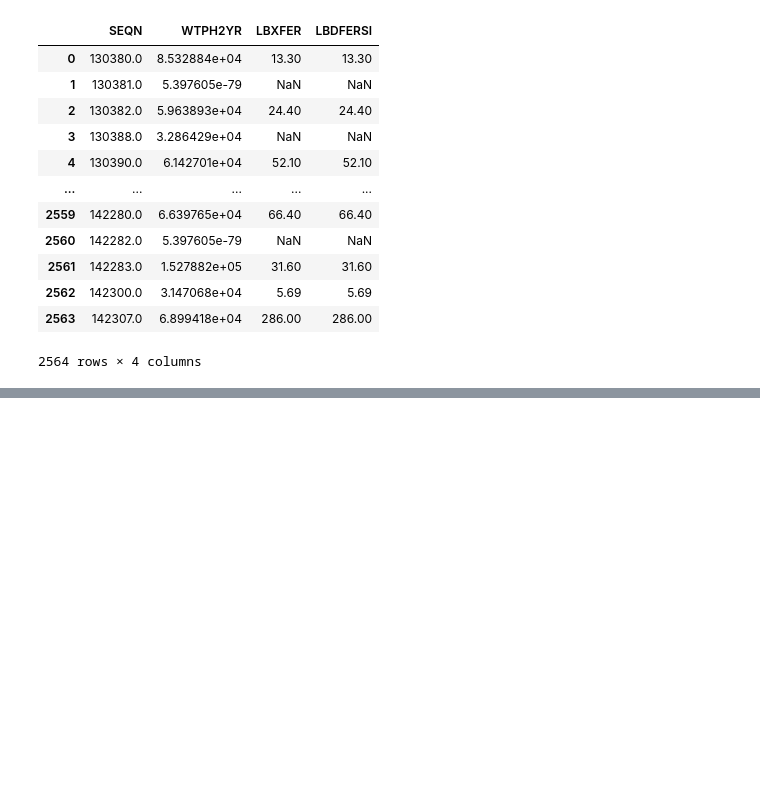
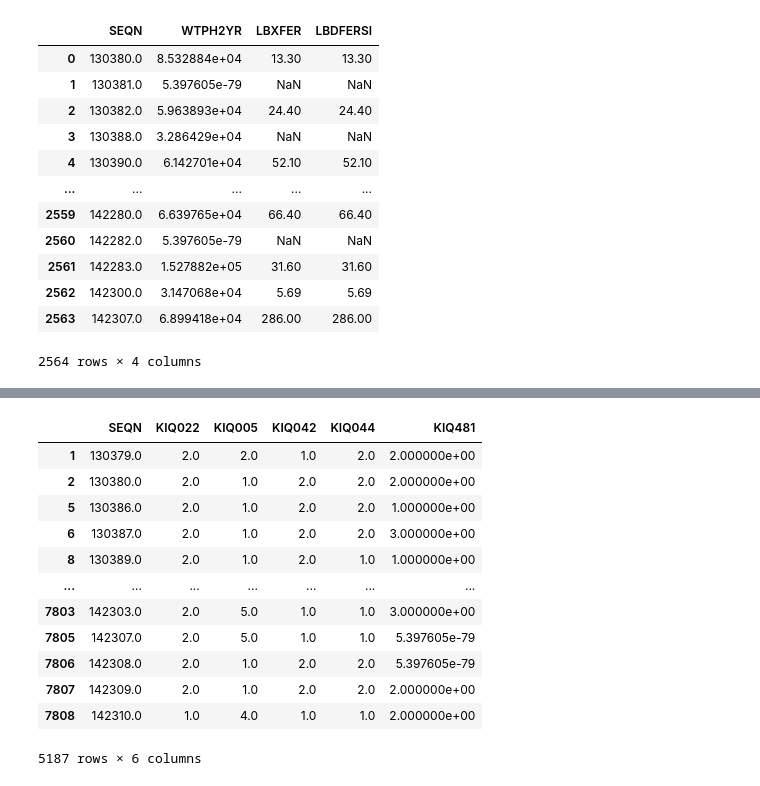
Before and after one commit to manaswithasunkara/Bias-mititgation-Healthcare-, a Jupyter notebook: Bias_Mitigation.ipynb, the cells around one changed output, grey strips where cells are left out. Saved outputs shown, nothing was run; the diff lists cells and outputs as text; code cells hidden in the pictures; blank space fills up the shorter version.

```diff
--- a/Bias_Mitigation.ipynb
+++ b/Bias_Mitigation.ipynb
@@ -97,2 +104,19 @@ creactive_data
 # %%
-kidneyCondition_
+kidneyCondition_data = load_dataset("KIQ_U_L.xpt")
+kidneyCondition_data = kidneyCondition_data.drop(['KIQ025', 'KIQ010', 'KIQ052'], axis=1)
+kidneyCondition_data = kidneyCondition_data.dropna()
+kidneyCondition_data
+# %% [output]
+|  | SEQN | KIQ022 | KIQ005 | KIQ042 | KIQ044 | KIQ481 |
+| 1 | 130379.0 | 2.0 | 2.0 | 1.0 | 2.0 | 2.000000e+00 |
+| 2 | 130380.0 | 2.0 | 1.0 | 2.0 | 2.0 | 2.000000e+00 |
+| 5 | 130386.0 | 2.0 | 1.0 | 2.0 | 2.0 | 1.000000e+00 |
+| 6 | 130387.0 | 2.0 | 1.0 | 2.0 | 2.0 | 3.000000e+00 |
+| 8 | 130389.0 | 2.0 | 1.0 | 2.0 | 1.0 | 1.000000e+00 |
+| ... | ... | ... | ... | ... | ... | ... |
+| 7803 | 142303.0 | 2.0 | 5.0 | 1.0 | 1.0 | 3.000000e+00 |
+| 7805 | 142307.0 | 2.0 | 5.0 | 1.0 | 1.0 | 5.397605e-79 |
+| 7806 | 142308.0 | 2.0 | 1.0 | 2.0 | 2.0 | 5.397605e-79 |
+| 7807 | 142309.0 | 2.0 | 1.0 | 2.0 | 2.0 | 2.000000e+00 |
+| 7808 | 142310.0 | 1.0 | 4.0 | 1.0 | 1.0 | 2.000000e+00 |
+5187 rows × 6 columns
```
Also changed, not shown: parts of 3 cells of this notebook.
